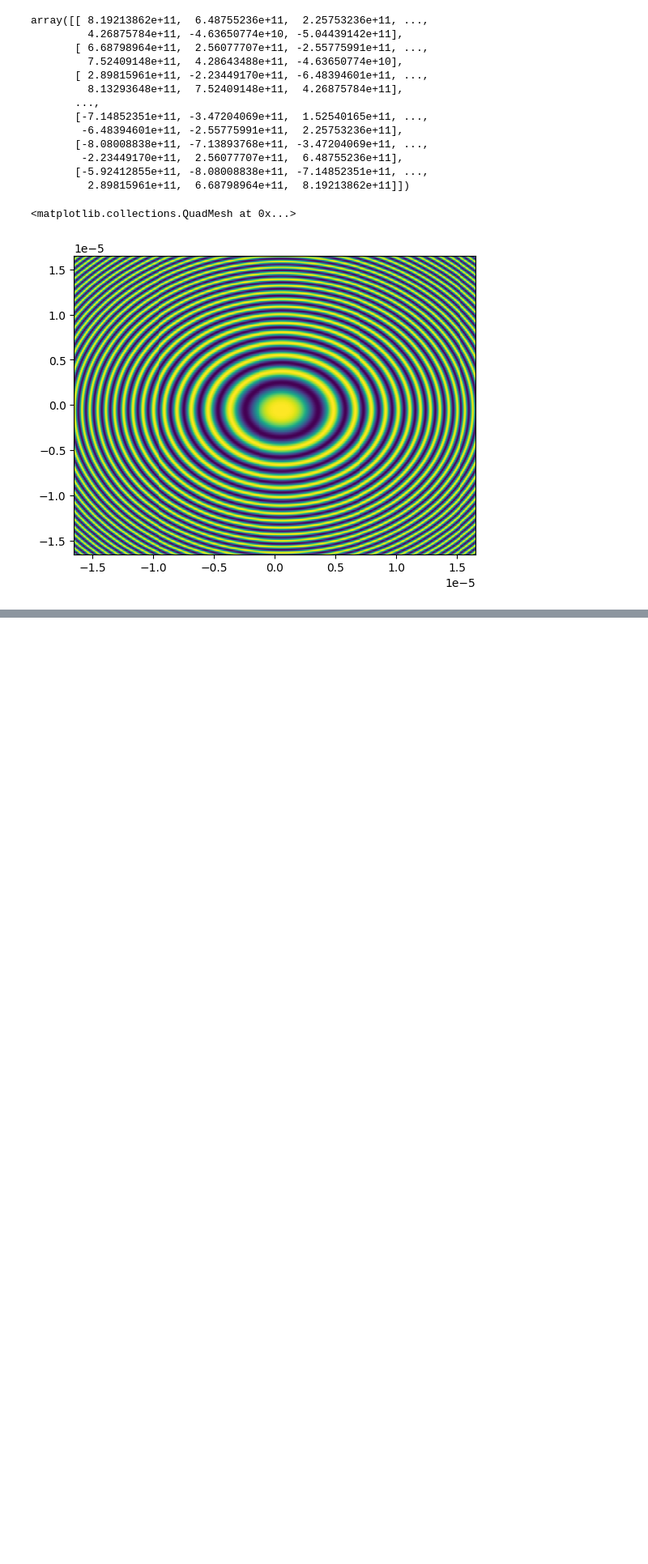
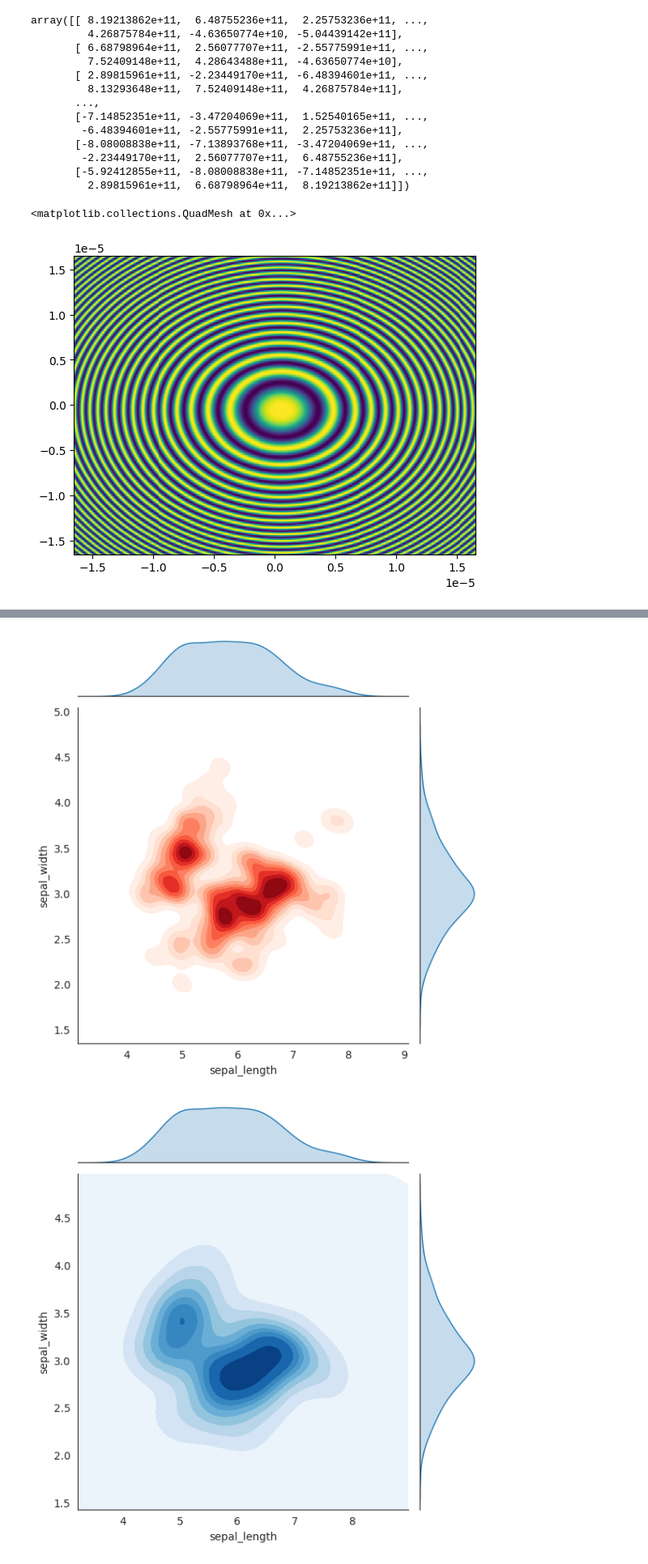
Before and after one commit to rcasalins/thesis_bachelor, a Jupyter notebook: Codigo/Cuaderno_programacion_tesis.ipynb, the cells around one changed output, grey strips where cells are left out. Shown at 81% size. Cells and saved outputs as stored; diff of their text form; code cells hidden in the pictures; blank space fills up the shorter version.

```diff
--- a/Codigo/Cuaderno_programacion_tesis.ipynb
+++ b/Codigo/Cuaderno_programacion_tesis.ipynb
@@ -245,0 +270,19 @@ ax.pcolormesh(x, y, zf)
+# %%
+# library & dataset
+import seaborn as sns
+import matplotlib.pyplot as plt
+df = sns.load_dataset('iris')
+
+# No space
+sns.jointplot(x=df["sepal_length"], y=df["sepal_width"], kind='kde', cmap="Reds", fill=True, bw_adjust=.5)
+
+# Huge space
+sns.jointplot(x=df["sepal_length"], y=df["sepal_width"], kind='kde', cmap="Blues", fill=True, thresh=0)
+
+# Make marginal bigger:
+sns.jointplot(x=df["sepal_length"], y=df["sepal_width"], kind='kde',ratio=1)
+
+plt.show()
+# %% [output]
+[figure, added]
+[figure, added]
```
Also changed, not shown: parts of 2 cells of this notebook.
